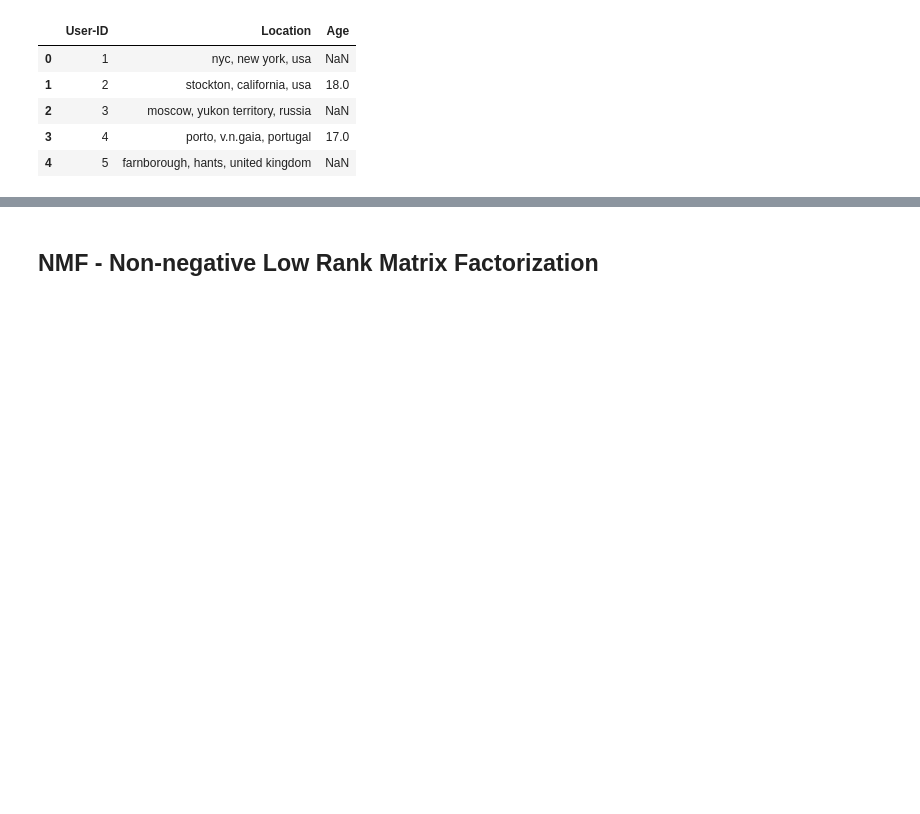
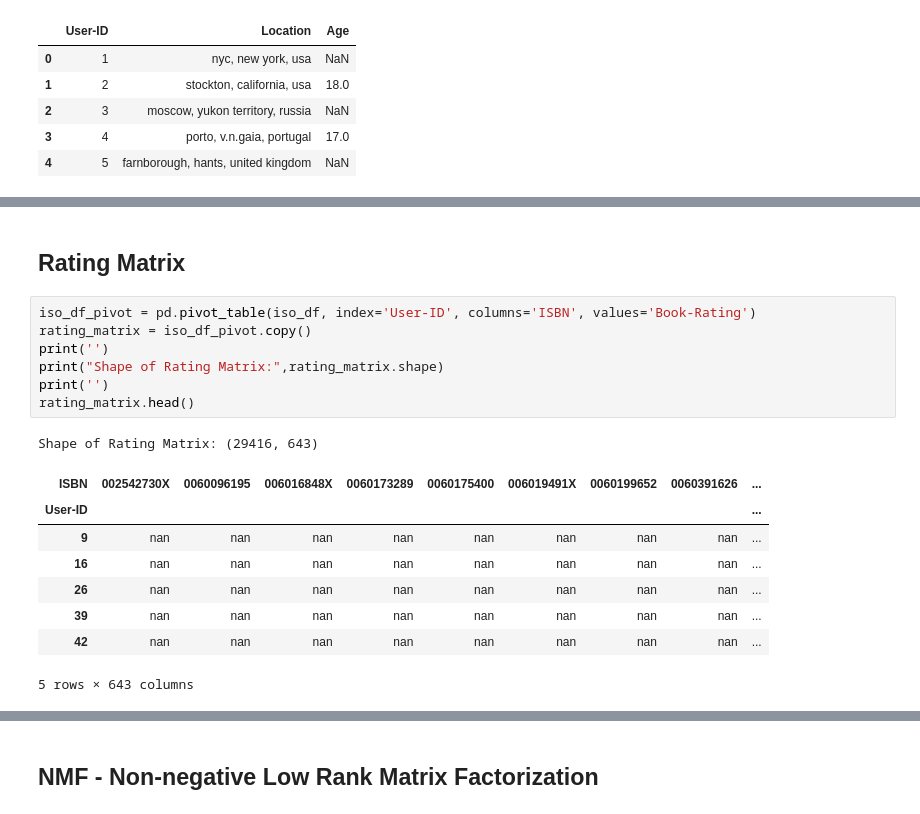
Before and after one commit to mpayumo/book-recommender-model, a Jupyter notebook: 2-book-recommender-modeling.ipynb, the cells around one changed output, grey strips where cells are left out. Saved outputs shown, nothing was run; the diff lists cells and outputs as text; blank space fills up the shorter version.

```diff
--- a/2-book-recommender-modeling.ipynb
+++ b/2-book-recommender-modeling.ipynb
@@ -77,0 +355,19 @@ users_df.head()
+# %% [markdown]
+## Rating Matrix
+# %%
+iso_df_pivot = pd.pivot_table(iso_df, index='User-ID', columns='ISBN', values='Book-Rating')
+rating_matrix = iso_df_pivot.copy()
+print('')
+print("Shape of Rating Matrix:",rating_matrix.shape)
+print('')
+rating_matrix.head()
+# %% [output]
+Shape of Rating Matrix: (29416, 643)
+| ISBN | 002542730X | 0060096195 | 006016848X | 0060173289 | 0060175400 | 006019491X | 0060199652 | 0060391626 | ... |
+| User-ID |  |  |  |  |  |  |  |  | ... |
+| 9 | nan | nan | nan | nan | nan | nan | nan | nan | ... |
+| 16 | nan | nan | nan | nan | nan | nan | nan | nan | ... |
+| 26 | nan | nan | nan | nan | nan | nan | nan | nan | ... |
+| 39 | nan | nan | nan | nan | nan | nan | nan | nan | ... |
+| 42 | nan | nan | nan | nan | nan | nan | nan | nan | ... |
+5 rows × 643 columns
```
Also changed, not shown: parts of 65 cells of this notebook, 1 other file.
